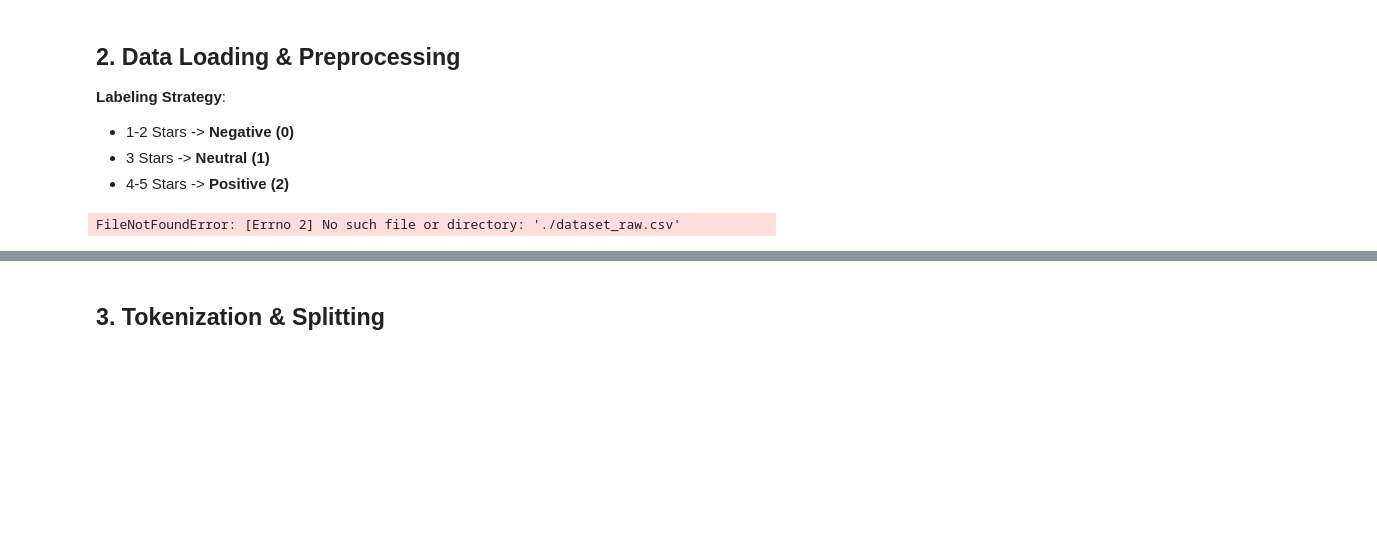
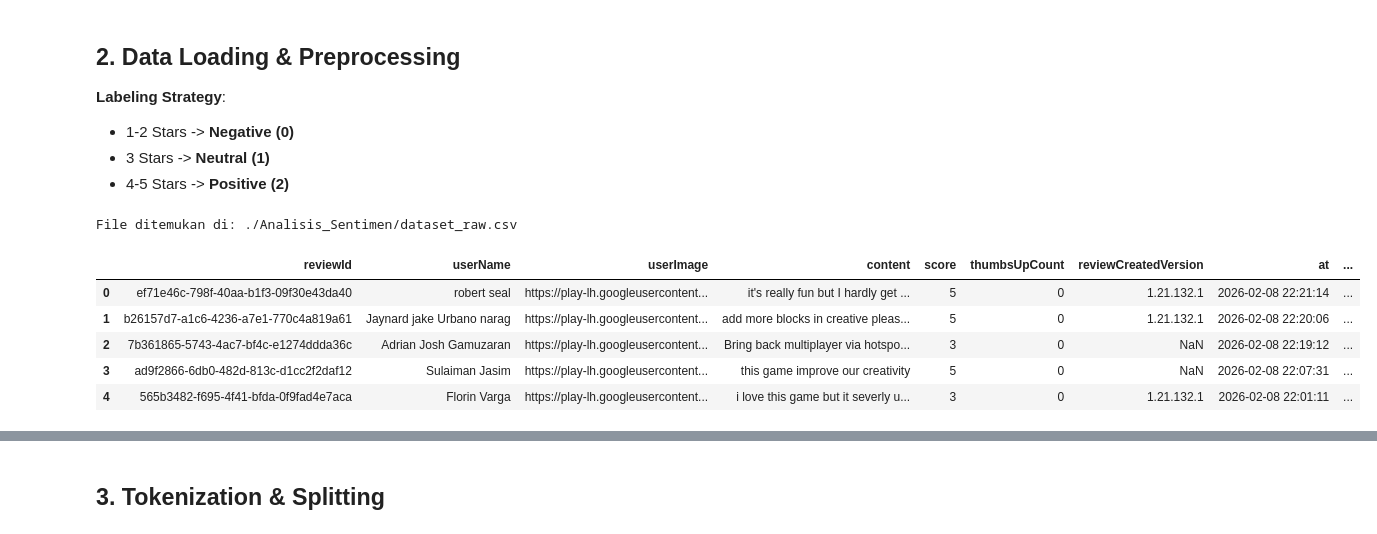
Before and after one commit to MythEclipse/ML-Tapi-Bukan-Mobile-Legends, a Jupyter notebook: Analisis_Sentimen/Sentiment_Analysis_ASEP_HARYANA_SAPUTRA.ipynb, the cells around one changed output, grey strips where cells are left out. Saved outputs shown, nothing was run; the diff lists cells and outputs as text; code cells hidden in the pictures; blank space fills up the shorter version.

Commit message:
feat: Add `os` import and resolve `FileNotFoundError` to enable successful data loading and initial data exploration.

```diff
--- a/Analisis_Sentimen/Sentiment_Analysis_ASEP_HARYANA_SAPUTRA.ipynb
+++ b/Analisis_Sentimen/Sentiment_Analysis_ASEP_HARYANA_SAPUTRA.ipynb
@@ -73,21 +78,49 @@ def get_callbacks(model_name):
 - 3 Stars -> **Neutral (1)**
 - 4-5 Stars -> **Positive (2)**
 # %%
-df = pd.read_csv('./dataset_raw.csv')
+# Nama file dataset
+filename = 'dataset_raw.csv'
+
+# Daftar kemungkinan lokasi file (Relative Path)
+possible_paths = [
+    f'./{filename}',                      # 1. Di folder yang sama (Ideal)
+    f'./Analisis_Sentimen/{filename}',    # 2. Jika notebook dijalankan dari root project
+    f'../{filename}',                     # 3. Jika notebook ada di subfolder
+    f'/content/drive/MyDrive/{filename}'  # 4. Jika di Google Colab (opsional)
+]
+
+dataset_path = None
+for path in possible_paths:
+    if os.path.exists(path):
+        dataset_path = path
+        print(f"File ditemukan di: {dataset_path}")
+        break
+
+if dataset_path is None:
+    raise FileNotFoundError(f"Gagal menemukan {filename}. Pastikan file ada di folder yang sama dengan notebook.")
+
+# Load dataset dengan path yang sudah ditemukan
+df = pd.read_csv(dataset_path)
 
 # Create 'label' column based on 'score'
 def get_sentiment_label(score):
     if score <= 2:
         return 0  # Negative
     elif score == 3:
         return 1  # Neutral
     else:
         return 2  # Positive
 
 df['label'] = df['score'].apply(get_sentiment_label)
 df.head()
 # %% [output]
-FileNotFoundError: [Errno 2] No such file or directory: './dataset_raw.csv'
+File ditemukan di: ./Analisis_Sentimen/dataset_raw.csv
+|  | reviewId | userName | userImage | content | score | thumbsUpCount | reviewCreatedVersion | at | ... |
+| 0 | ef71e46c-798f-40aa-b1f3-09f30e43da40 | robert seal | https://play-lh.googleusercontent... | it's really fun but I hardly get ... | 5 | 0 | 1.21.132.1 | 2026-02-08 22:21:14 | ... |
+| 1 | b26157d7-a1c6-4236-a7e1-770c4a819a61 | Jaynard jake Urbano narag | https://play-lh.googleusercontent... | add more blocks in creative pleas... | 5 | 0 | 1.21.132.1 | 2026-02-08 22:20:06 | ... |
+| 2 | 7b361865-5743-4ac7-bf4c-e1274ddda36c | Adrian Josh Gamuzaran | https://play-lh.googleusercontent... | Bring back multiplayer via hotspo... | 3 | 0 | NaN | 2026-02-08 22:19:12 | ... |
+| 3 | ad9f2866-6db0-482d-813c-d1cc2f2daf12 | Sulaiman Jasim | https://play-lh.googleusercontent... | this game improve our creativity | 5 | 0 | NaN | 2026-02-08 22:07:31 | ... |
+| 4 | 565b3482-f695-4f41-bfda-0f9fad4e7aca | Florin Varga | https://play-lh.googleusercontent... | i love this game but it severly u... | 3 | 0 | 1.21.132.1 | 2026-02-08 22:01:11 | ... |
 # %%
 # Advanced Data Cleaning (Lemmatization + POS Tagging + Emoji Preservation)
 import nltk
```
Also changed, not shown: parts of 6 cells of this notebook, 1 other file.
